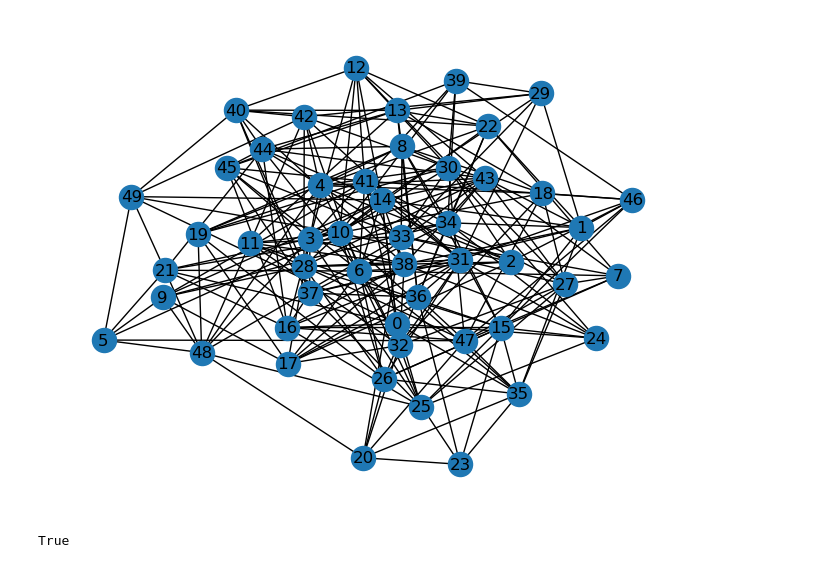
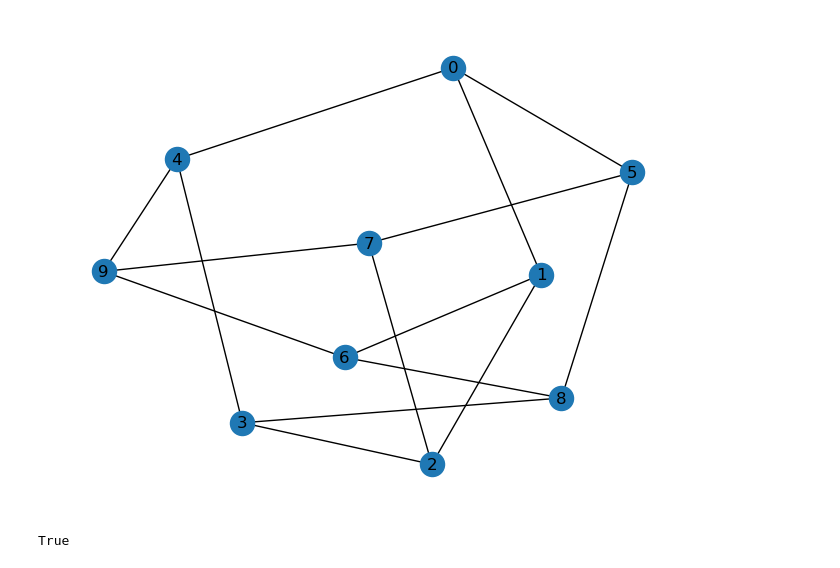
Before and after one commit to jesusossian/tukey, a Jupyter notebook: notebook/tukey_form1.ipynb, the cells around one changed output. Cells and saved outputs as stored; diff of their text form; code cells hidden in the pictures.

```diff
--- a/notebook/tukey_form1.ipynb
+++ b/notebook/tukey_form1.ipynb
@@ -23,40 +23,43 @@ from itertools import combinations
 
 #inst_="karate"
 #G = nx.karate_club_graph()
+
+inst_="peterson"
+G = nx.petersen_graph()
 
 #inst_="sudoku"
 #G = nx.sudoku_graph(50)
 
 #inst_="random_tree"
 #G = nx.random_tree(50)
 
 #inst_="random_internet"
 #dim=100
 #G = nx.random_internet_as_graph(dim)
 
 # erdos_renyi_graph(n, p, seed=None, directed=False)
 #G = nx.erdos_renyi_graph(50,0.1)
 
 # barabasi_albert_graph(n, m, seed=None, initial_graph=None)
 #G = nx.barabasi_albert_graph()
 
-inst_="erdos"
-GI = ig.Graph.Erdos_Renyi(n=50, p=0.2, directed=False, loops=False)
+#inst_="erdos"
+#GI = ig.Graph.Erdos_Renyi(n=50, p=0.2, directed=False, loops=False)
 #A = ig.Graph.get_edgelist(GI)
 #G = nx.DiGraph(A)
 #G = nx.Graph(A)
-G = ig.Graph.to_networkx(GI)
+#G = ig.Graph.to_networkx(GI)
 
 #ig.plot(GI)
 #nx.draw_networkx_labels(G,pos=nx.spring_layout(G))
 nx.draw(G,  with_labels = True)
 
 #print("Node Degree")
 #for v in G:
 #    print(f"{v:4} {G.degree(v):6}")
 #print(G)
 # %% [output]
-[figure, old version]
+[figure, new version]
 # %%
 nx.is_connected(G)
 # %% [output]
```
Also changed, not shown: parts of 3 cells of this notebook, 7 other files.
